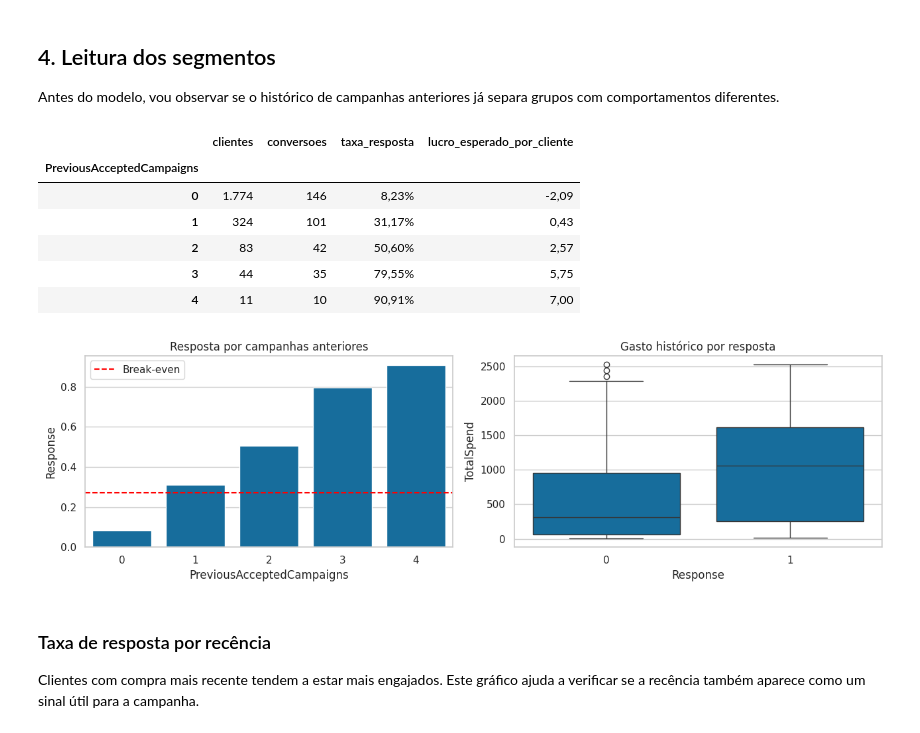
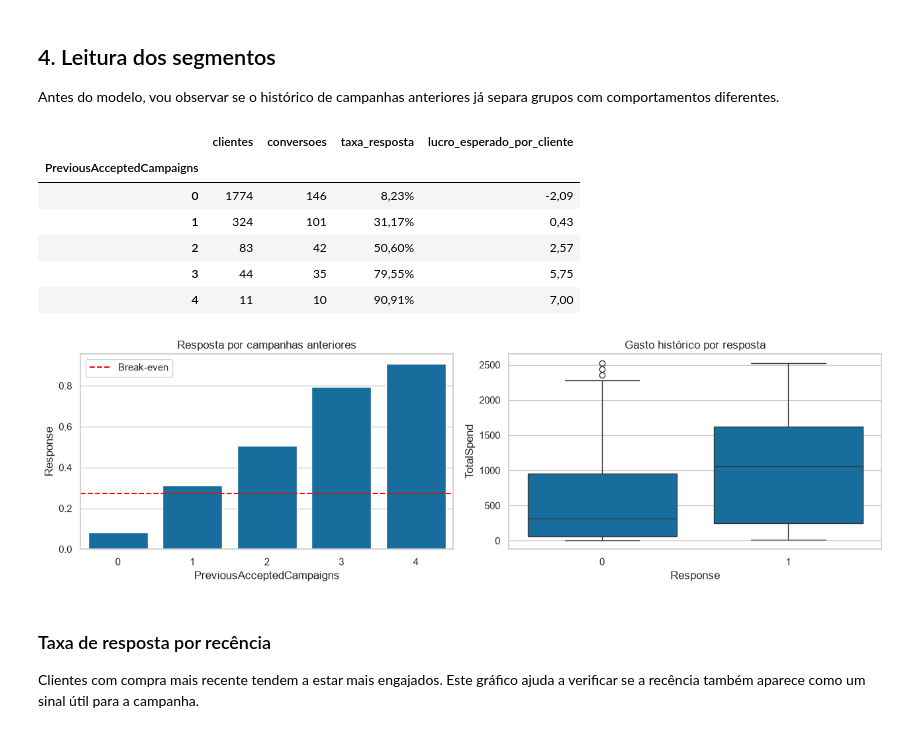
Before and after one commit to Odysseussss/IfoodCase-Resolution, a Jupyter notebook: IfoodCase_Resolution.ipynb, the cells around one changed output. Cells and saved outputs as stored; diff of their text form; code cells hidden in the pictures.

```diff
--- a/IfoodCase_Resolution.ipynb
+++ b/IfoodCase_Resolution.ipynb
@@ -23,6 +23,17 @@ from sklearn.preprocessing import OneHotEncoder, StandardScaler
 
 pd.set_option('display.max_columns', 100)
 sns.set_theme(style='whitegrid', palette='colorblind')
+
+def format_table(data, percentage_columns=(), decimal_columns=(), integer_columns=()):
+    formatted = data.copy()
+    for column in percentage_columns:
+        formatted[column] = formatted[column].map(lambda value: f'{value:.2%}'.replace('.', ','))
+    for column in decimal_columns:
+        formatted[column] = formatted[column].map(lambda value: f'{value:,.2f}'.replace(',', 'X').replace('.', ',').replace('X', '.'))
+    for column in integer_columns:
+        formatted[column] = formatted[column].map(lambda value: f'{value:,.0f}'.replace(',', '.'))
+    return formatted
+
 URL = "https://raw.githubusercontent.com/Odysseussss/IfoodCase-Resolution/main/ifood_case_data.csv"
 try:
     df = pd.read_csv(URL)
@@ -168,32 +179,29 @@ Antes do modelo, vou observar se o histórico de campanhas anteriores já separa
 # %%
 segments = (
     model_df.groupby('PreviousAcceptedCampaigns')[TARGET]
     .agg(clientes='size', conversoes='sum', taxa_resposta='mean')
     .assign(lucro_esperado_por_cliente=lambda x: x['taxa_resposta'] * REVENUE - COST)
 )
 
-display(segments.style.format({
-    'taxa_resposta': '{:.2%}',
-    'lucro_esperado_por_cliente': '{:.2f}'
-}, decimal=',', thousands='.'))
+display(format_table(segments, percentage_columns=['taxa_resposta'], decimal_columns=['lucro_esperado_por_cliente']))
 
 fig, axes = plt.subplots(1, 2, figsize=(13, 4))
 sns.barplot(data=model_df, x='PreviousAcceptedCampaigns', y=TARGET, estimator='mean', errorbar=None, ax=axes[0])
 axes[0].axhline(BREAK_EVEN, color='red', linestyle='--', label='Break-even')
 axes[0].set_title('Resposta por campanhas anteriores')
 axes[0].legend()
 sns.boxplot(data=model_df, x=TARGET, y='TotalSpend', ax=axes[1])
 axes[1].set_title('Gasto histórico por resposta')
 plt.tight_layout()
 # %% [output]
 |  | clientes | conversoes | taxa_resposta | lucro_esperado_por_cliente |
 | PreviousAcceptedCampaigns |  |  |  |  |
-| 0 | 1.774 | 146 | 8,23% | -2,09 |
+| 0 | 1774 | 146 | 8,23% | -2,09 |
 | 1 | 324 | 101 | 31,17% | 0,43 |
 | 2 | 83 | 42 | 50,60% | 2,57 |
 | 3 | 44 | 35 | 79,55% | 5,75 |
 | 4 | 11 | 10 | 90,91% | 7,00 |
-[figure, old version]
+[figure, new version]
 # %% [markdown]
 ### Taxa de resposta por recência
 
```
Also changed, not shown: parts of 7 cells of this notebook, 2 other files.
